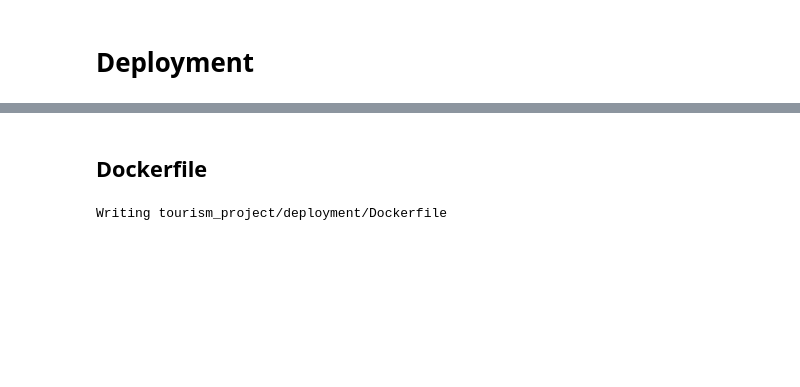
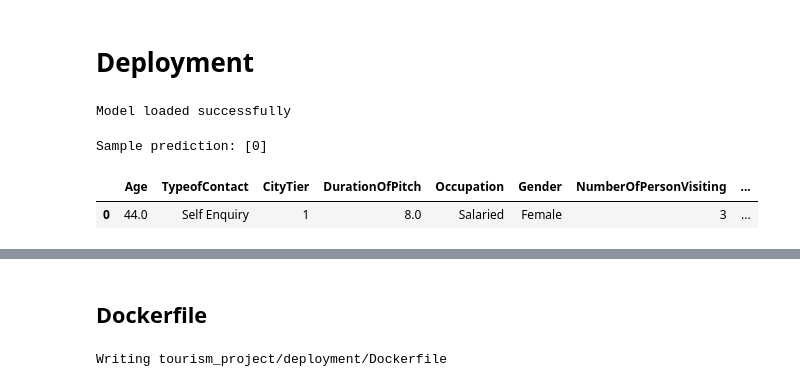
Before and after one commit to gayathrisridhar88-dot/tourism-mlops-project, a Jupyter notebook: notebooks/Gayathri_aml_and_mlops_project.ipynb, the cells around one changed output, grey strips where cells are left out. Cells and saved outputs as stored; diff of their text form; code cells hidden in the pictures; blank space fills up the shorter version.

```diff
--- a/notebooks/Gayathri_aml_and_mlops_project.ipynb
+++ b/notebooks/Gayathri_aml_and_mlops_project.ipynb
@@ -192,0 +232,7 @@ CommitInfo(commit_url='https://huggingface.co/datasets/gayathri1909/tourism.csv/
+# %%
+# Splitting into X and y
+X_train = train_df.drop("ProdTaken", axis=1)
+y_train = train_df["ProdTaken"]
+
+X_test = test_df.drop("ProdTaken", axis=1)
+y_test = test_df["ProdTaken"]
@@ -194,0 +462,26 @@ CommitInfo(commit_url='https://huggingface.co/datasets/gayathri1909/tourism.csv/
+# %%
+# downloading model from Hugging Face Model Hub
+from huggingface_hub import hf_hub_download
+import joblib
+
+model_path = hf_hub_download(
+    repo_id="gayathri1909/tourism-model",
+    filename="best_model.pkl",
+    repo_type="model"
+)
+
+loaded_model = joblib.load(model_path)
+print("Model loaded successfully")
+# %% [output]
+Model loaded successfully
+# %%
+# testing with one sample row
+sample_input = X_test.iloc[[0]]
+sample_pred = loaded_model.predict(sample_input)
+
+print("Sample prediction:", sample_pred)
+sample_input
+# %% [output]
+Sample prediction: [0]
+|  | Age | TypeofContact | CityTier | DurationOfPitch | Occupation | Gender | NumberOfPersonVisiting | ... |
+| 0 | 44.0 | Self Enquiry | 1 | 8.0 | Salaried | Female | 3 | ... |
```
Also changed, not shown: parts of 43 cells of this notebook.
